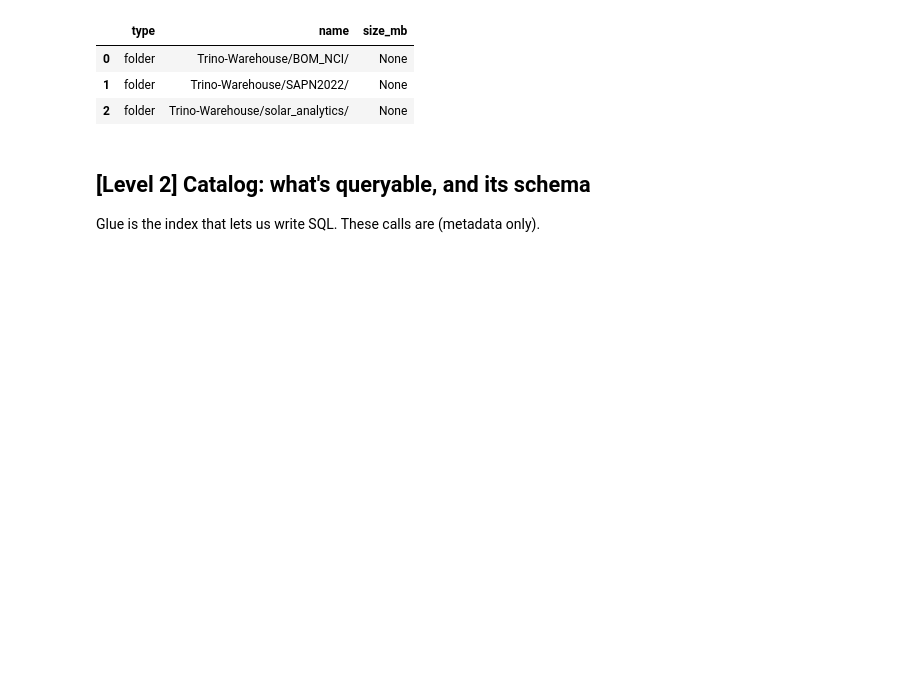
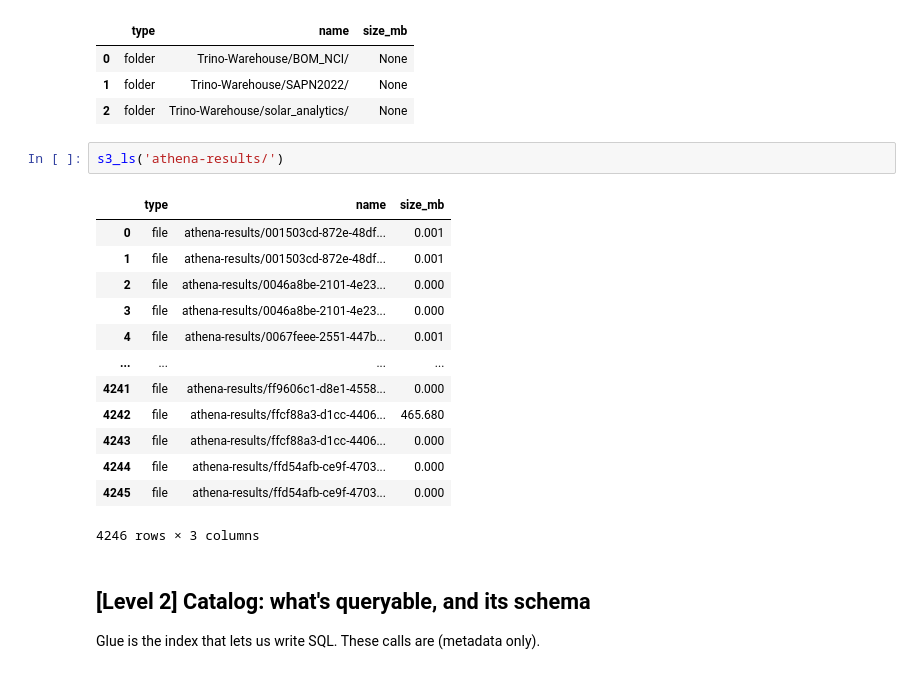
Before and after one commit to UNSW-CEEM/CICCADA, a Jupyter notebook: bms_sa_review/data_query/01_data_exploration.ipynb, the cells around one changed output. Drawn from its saved outputs; the diff is of its cells as text; blank space fills up the shorter version.

```diff
--- a/bms_sa_review/data_query/01_data_exploration.ipynb
+++ b/bms_sa_review/data_query/01_data_exploration.ipynb
@@ -65,6 +65,22 @@ s3_ls('Trino-Warehouse/')
 | 0 | folder | Trino-Warehouse/BOM_NCI/ | None |
 | 1 | folder | Trino-Warehouse/SAPN2022/ | None |
 | 2 | folder | Trino-Warehouse/solar_analytics/ | None |
+# %%
+s3_ls('athena-results/')
+# %% [output]
+|  | type | name | size_mb |
+| 0 | file | athena-results/001503cd-872e-48df... | 0.001 |
+| 1 | file | athena-results/001503cd-872e-48df... | 0.001 |
+| 2 | file | athena-results/0046a8be-2101-4e23... | 0.000 |
+| 3 | file | athena-results/0046a8be-2101-4e23... | 0.000 |
+| 4 | file | athena-results/0067feee-2551-447b... | 0.001 |
+| ... | ... | ... | ... |
+| 4241 | file | athena-results/ff9606c1-d8e1-4558... | 0.000 |
+| 4242 | file | athena-results/ffcf88a3-d1cc-4406... | 465.680 |
+| 4243 | file | athena-results/ffcf88a3-d1cc-4406... | 0.000 |
+| 4244 | file | athena-results/ffd54afb-ce9f-4703... | 0.000 |
+| 4245 | file | athena-results/ffd54afb-ce9f-4703... | 0.000 |
+4246 rows × 3 columns
 # %% [markdown]
 ## [Level 2] Catalog: what's queryable, and its schema
 
```
Also changed, not shown: parts of 34 cells of this notebook, 5 other files.
